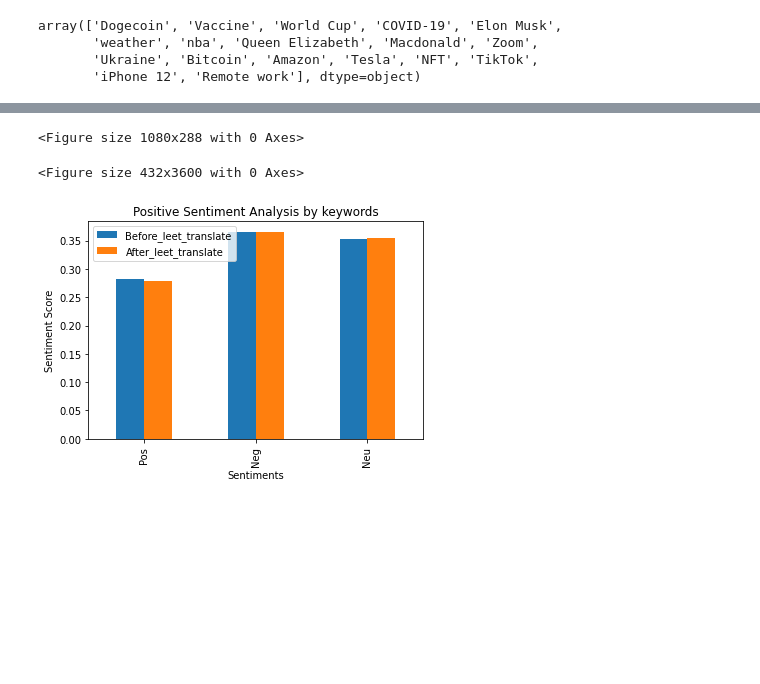
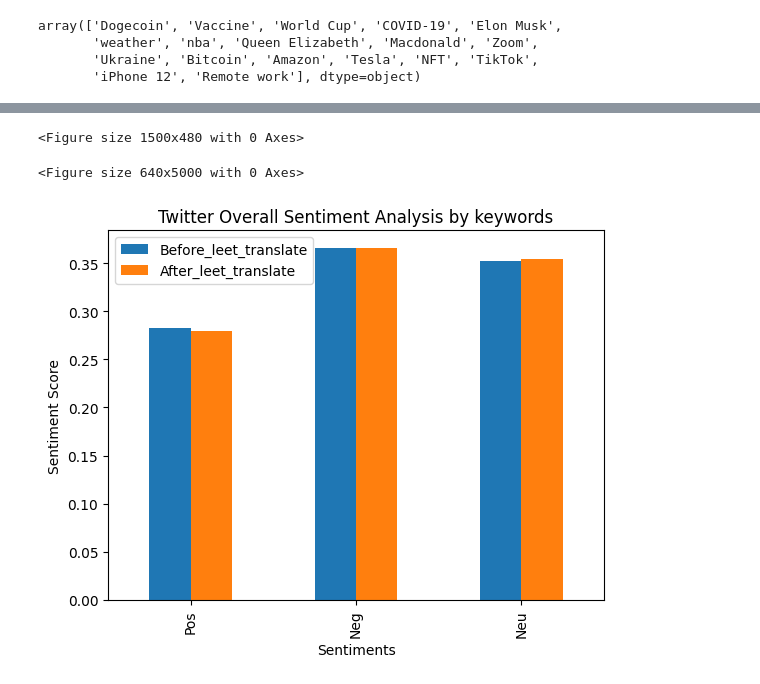
Before and after one commit to humayraR/LeetspeakMining, a Jupyter notebook: twitter/twitter_analysis.ipynb, the cells around one changed output, grey strips where cells are left out. Drawn from its saved outputs; the diff is of its cells as text; code cells hidden in the pictures; blank space fills up the shorter version.

Commit message:
Fixed a graph title

```diff
--- a/twitter/twitter_analysis.ipynb
+++ b/twitter/twitter_analysis.ipynb
@@ -197,13 +198,13 @@ avg_compare_df
 # %%
 meanPos = pd.DataFrame(avg_compare)
 meanPos.index = meanPos["Sentiments"]
 plt.figure().set_figwidth(15)
 plt.figure().set_figheight(50)
-meanPos.plot.bar(title="Positive Sentiment Analysis by keywords")
+meanPos.plot.bar(title="Twitter Overall Sentiment Analysis by keywords")
 plt.ylabel("Sentiment Score")
 
 plt.show()
 # %% [output]
-<Figure size 1080x288 with 0 Axes>
+<Figure size 1500x480 with 0 Axes>
-<Figure size 432x3600 with 0 Axes>
+<Figure size 640x5000 with 0 Axes>
-[figure, old version]
+[figure, new version]
```
Also changed, not shown: parts of 10 cells of this notebook.
